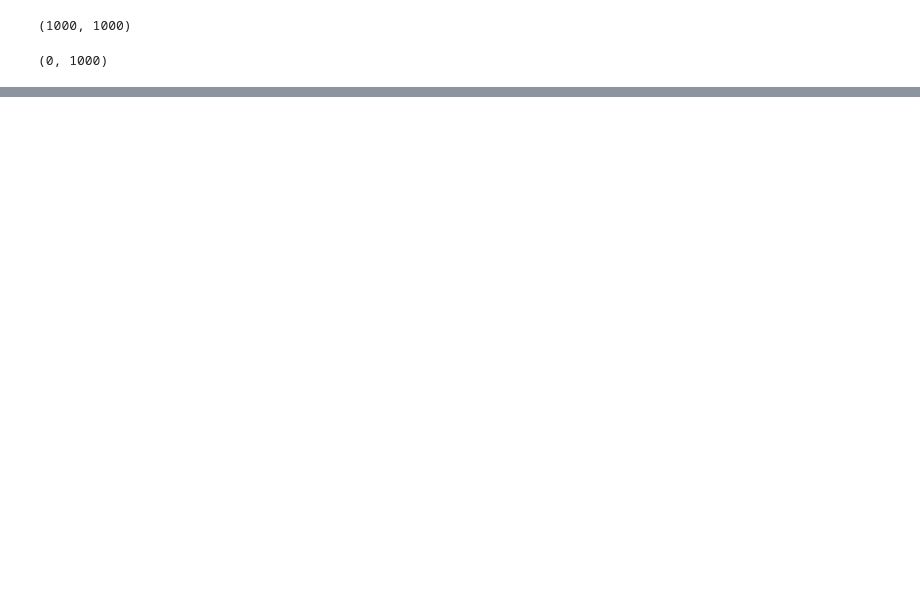
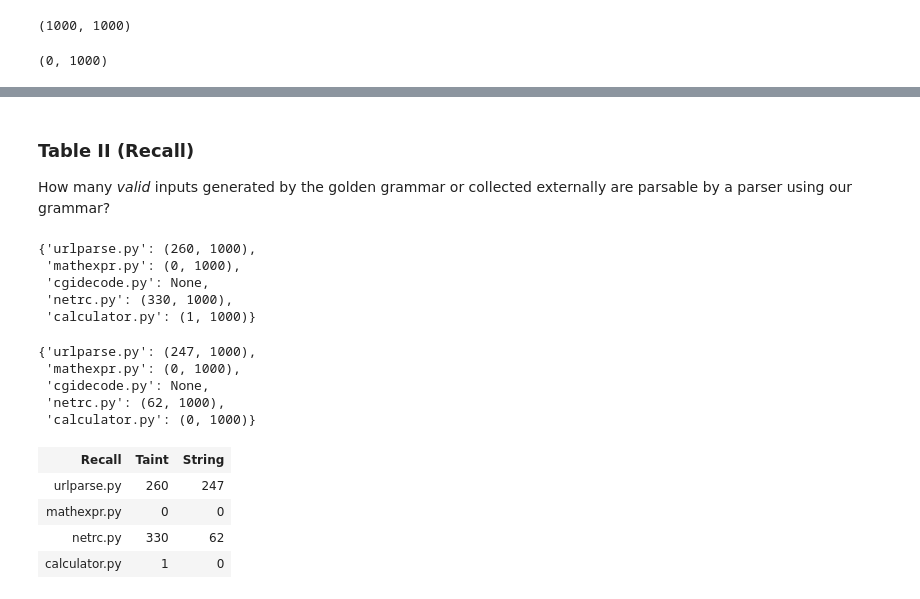
Before and after one commit to obanji/fuzzingbook, a Jupyter notebook: notebooks/Evaluation.ipynb, the cells around one changed output, grey strips where cells are left out. Drawn from its saved outputs; the diff is of its cells as text; code cells hidden in the pictures; blank space fills up the shorter version.

```diff
--- a/notebooks/Evaluation.ipynb
+++ b/notebooks/Evaluation.ipynb
@@ -2681,0 +3095,4 @@ result
+# %%
+result = g.check_recall(mathexpr_grammar)
+String_r['mathexpr.py'] = result
+result
@@ -2681,0 +3103,3 @@ result
+# %%
+mathexpr_grammar_t = recover_grammar_with_taints(subjects.mathexpr.main, mathexpr_samples)
+mathexpr_grammar_t
@@ -2681,0 +3130,4 @@ result
+# %%
+result = g.check_recall(mathexpr_grammar_t)
+Taint_r['mathexpr.py'] = result
+result
@@ -2681,0 +3140,10 @@ result
+# %%
+def show_table(keys, taint, string, title):
+    keys = [k for k in keys if k in taint and k in string and taint[k] and string[k]]
+    tbl = ['<tr>%s</tr>' % ''.join(["<th>%s</th>" % k for k in ['<b>%s</b>' % title,'Taint', 'String']])]
+    for k in keys:
+        h_c = "<td>%s</td>" % k
+        a_c = "<td>%s</td>" % taint.get(k,('',0))[0]
+        m_c = "<td>%s</td>" % string.get(k,('',0))[0]
+        tbl.append('<tr>%s</tr>' % ''.join([h_c, a_c, m_c]))
+    return display(HTML('<table>%s</table>' % '\n'.join(tbl)))
@@ -2681,0 +3177,28 @@ result
+# %% [markdown]
+### Table II (Recall)
+
+How many *valid* inputs generated by the golden grammar or collected externally are parsable by a parser using our grammar?
+# %%
+Taint_r
+# %% [output]
+{'urlparse.py': (260, 1000),
+ 'mathexpr.py': (0, 1000),
+ 'cgidecode.py': None,
+ 'netrc.py': (330, 1000),
+ 'calculator.py': (1, 1000)}
+# %%
+String_r
+# %% [output]
+{'urlparse.py': (247, 1000),
+ 'mathexpr.py': (0, 1000),
+ 'cgidecode.py': None,
+ 'netrc.py': (62, 1000),
+ 'calculator.py': (0, 1000)}
+# %%
+show_table(Taint_r.keys(), Taint_r, String_r, 'Recall')
+# %% [output]
+| Recall | Taint | String |
+| urlparse.py | 260 | 247 |
+| mathexpr.py | 0 | 0 |
+| netrc.py | 330 | 62 |
+| calculator.py | 1 | 0 |
```
Also changed, not shown: parts of 84 cells of this notebook, 2 other files.
